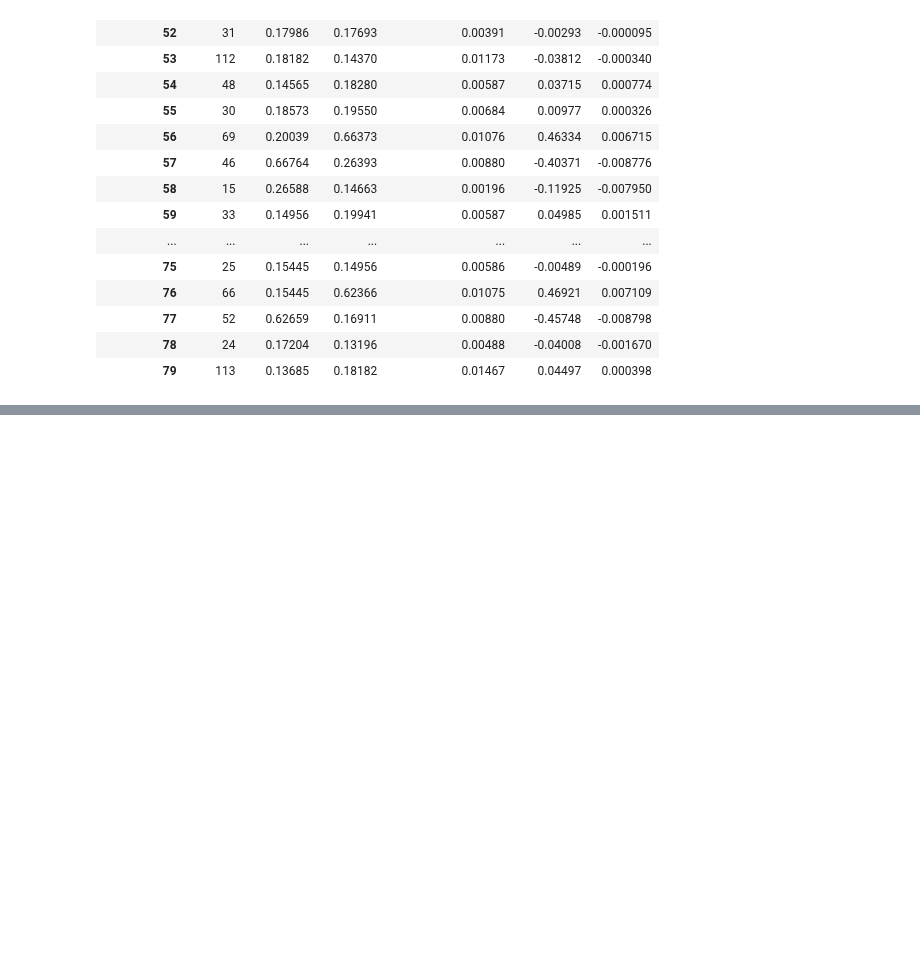
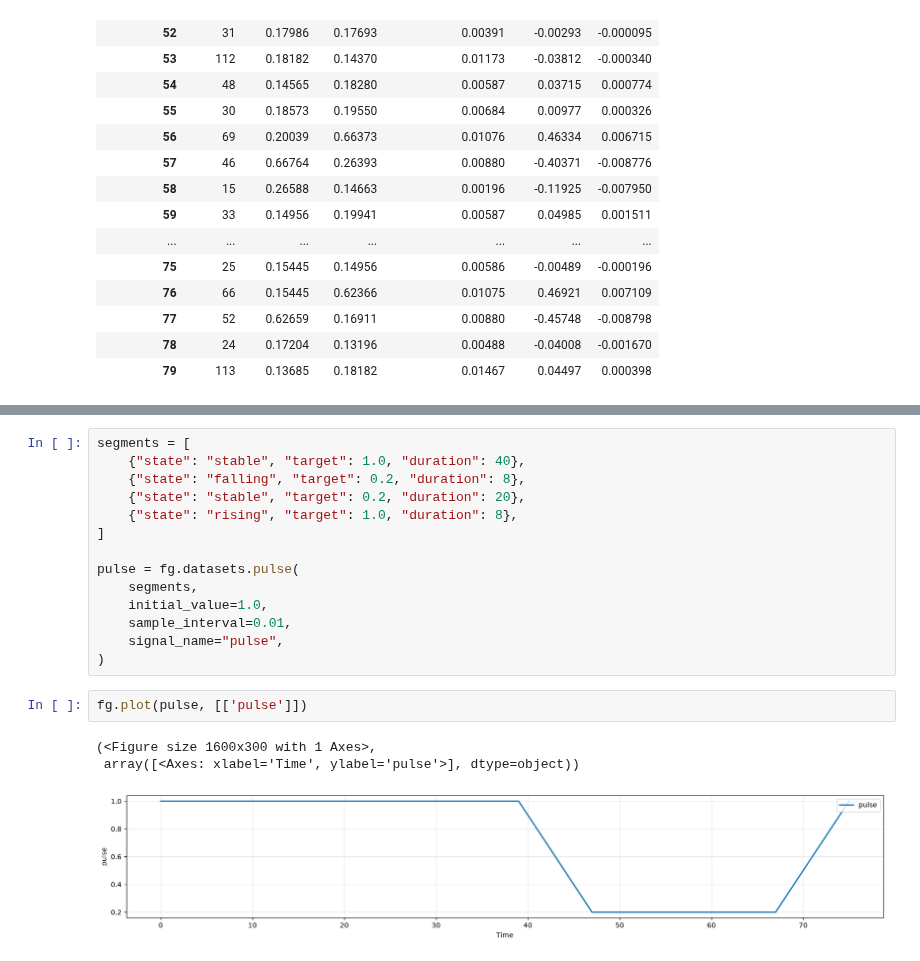
Before and after one commit to featuregraph/featuregraph, a Jupyter notebook: notebooks/transition.ipynb, the cells around one changed output, grey strips where cells are left out. Drawn from its saved outputs; the diff is of its cells as text; blank space fills up the shorter version.

```diff
--- a/notebooks/transition.ipynb
+++ b/notebooks/transition.ipynb
@@ -78,0 +103,20 @@ summarydf[50:80]
+# %%
+segments = [
+    {"state": "stable", "target": 1.0, "duration": 40},
+    {"state": "falling", "target": 0.2, "duration": 8},
+    {"state": "stable", "target": 0.2, "duration": 20},
+    {"state": "rising", "target": 1.0, "duration": 8},
+]
+
+pulse = fg.datasets.pulse(
+    segments,
+    initial_value=1.0,
+    sample_interval=0.01,
+    signal_name="pulse",
+)
+# %%
+fg.plot(pulse, [['pulse']])
+# %% [output]
+(<Figure size 1600x300 with 1 Axes>,
+ array([<Axes: xlabel='Time', ylabel='pulse'>], dtype=object))
+[figure, added]
```
Also changed, not shown: parts of 3 cells of this notebook.
